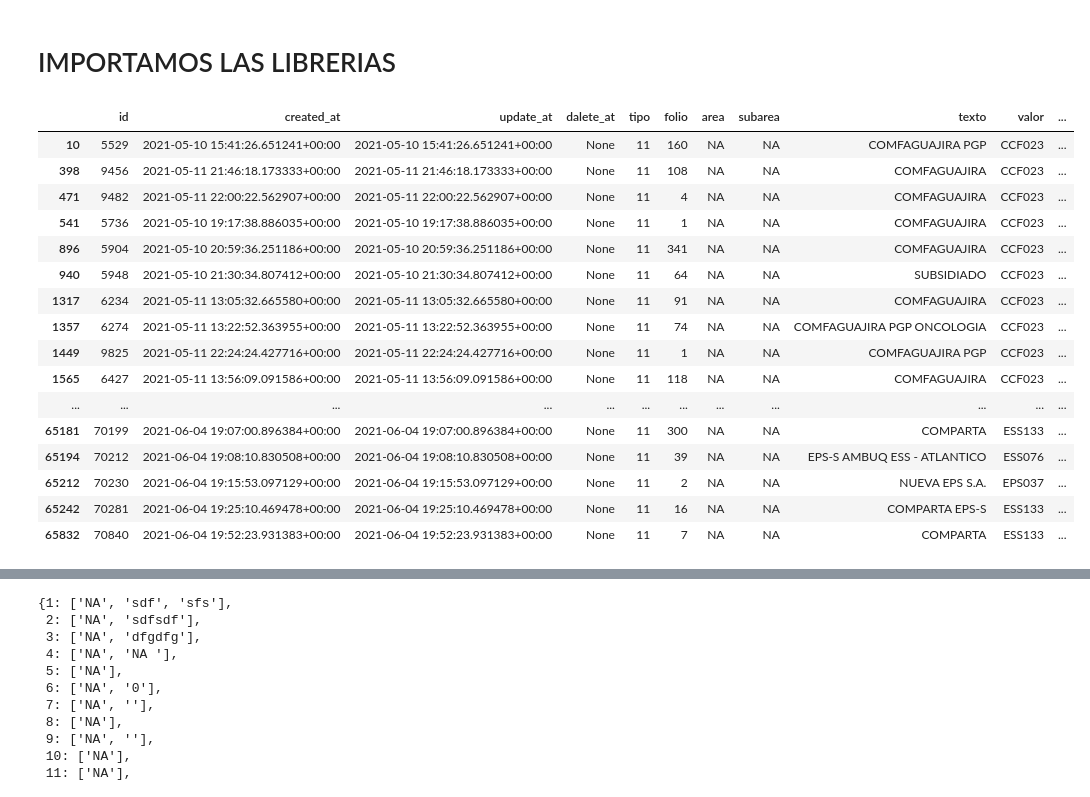
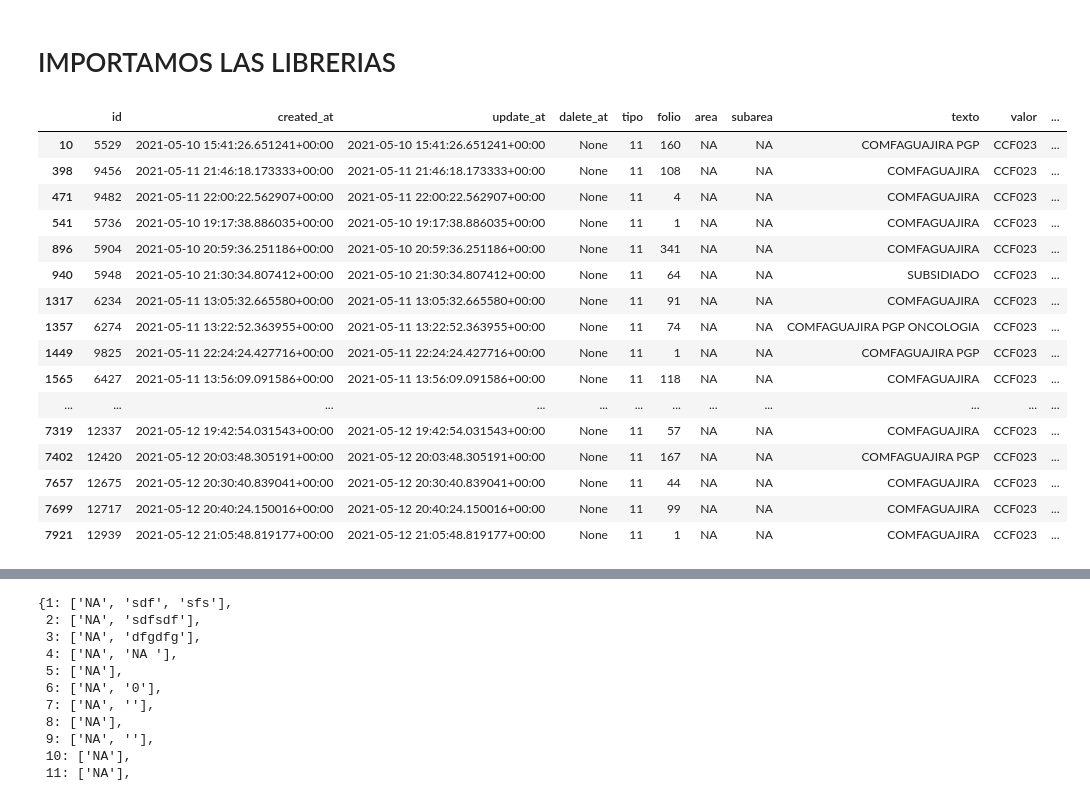
Before and after one commit to Felipeagq/altos-costos-ml, a Jupyter notebook: hist_clinicas.ipynb, the cells around one changed output, grey strips where cells are left out. Drawn from its saved outputs; the diff is of its cells as text; code cells hidden in the pictures.

```diff
--- a/hist_clinicas.ipynb
+++ b/hist_clinicas.ipynb
@@ -21,23 +21,23 @@ df.columns = columnas
 tipos =  list(df['tipo'].unique())
 # %%
 df[df['document_id']==360].sort_values('tipo')
-df[df['tipo']==11]
+df[df['tipo']==11][:50]
 # %% [output]
 |  | id | created_at | update_at | dalete_at | tipo | folio | area | subarea | texto | valor | ... |
 | 10 | 5529 | 2021-05-10 15:41:26.651241+00:00 | 2021-05-10 15:41:26.651241+00:00 | None | 11 | 160 | NA | NA | COMFAGUAJIRA PGP | CCF023 | ... |
 | 398 | 9456 | 2021-05-11 21:46:18.173333+00:00 | 2021-05-11 21:46:18.173333+00:00 | None | 11 | 108 | NA | NA | COMFAGUAJIRA | CCF023 | ... |
 | 471 | 9482 | 2021-05-11 22:00:22.562907+00:00 | 2021-05-11 22:00:22.562907+00:00 | None | 11 | 4 | NA | NA | COMFAGUAJIRA | CCF023 | ... |
 | 541 | 5736 | 2021-05-10 19:17:38.886035+00:00 | 2021-05-10 19:17:38.886035+00:00 | None | 11 | 1 | NA | NA | COMFAGUAJIRA | CCF023 | ... |
 | 896 | 5904 | 2021-05-10 20:59:36.251186+00:00 | 2021-05-10 20:59:36.251186+00:00 | None | 11 | 341 | NA | NA | COMFAGUAJIRA | CCF023 | ... |
 | 940 | 5948 | 2021-05-10 21:30:34.807412+00:00 | 2021-05-10 21:30:34.807412+00:00 | None | 11 | 64 | NA | NA | SUBSIDIADO | CCF023 | ... |
 | 1317 | 6234 | 2021-05-11 13:05:32.665580+00:00 | 2021-05-11 13:05:32.665580+00:00 | None | 11 | 91 | NA | NA | COMFAGUAJIRA | CCF023 | ... |
 | 1357 | 6274 | 2021-05-11 13:22:52.363955+00:00 | 2021-05-11 13:22:52.363955+00:00 | None | 11 | 74 | NA | NA | COMFAGUAJIRA PGP ONCOLOGIA | CCF023 | ... |
 | 1449 | 9825 | 2021-05-11 22:24:24.427716+00:00 | 2021-05-11 22:24:24.427716+00:00 | None | 11 | 1 | NA | NA | COMFAGUAJIRA PGP | CCF023 | ... |
 | 1565 | 6427 | 2021-05-11 13:56:09.091586+00:00 | 2021-05-11 13:56:09.091586+00:00 | None | 11 | 118 | NA | NA | COMFAGUAJIRA | CCF023 | ... |
 | ... | ... | ... | ... | ... | ... | ... | ... | ... | ... | ... | ... |
-| 65181 | 70199 | 2021-06-04 19:07:00.896384+00:00 | 2021-06-04 19:07:00.896384+00:00 | None | 11 | 300 | NA | NA | COMPARTA | ESS133 | ... |
-| 65194 | 70212 | 2021-06-04 19:08:10.830508+00:00 | 2021-06-04 19:08:10.830508+00:00 | None | 11 | 39 | NA | NA | EPS-S AMBUQ ESS - ATLANTICO | ESS076 | ... |
-| 65212 | 70230 | 2021-06-04 19:15:53.097129+00:00 | 2021-06-04 19:15:53.097129+00:00 | None | 11 | 2 | NA | NA | NUEVA EPS S.A. | EPS037 | ... |
-| 65242 | 70281 | 2021-06-04 19:25:10.469478+00:00 | 2021-06-04 19:25:10.469478+00:00 | None | 11 | 16 | NA | NA | COMPARTA EPS-S | ESS133 | ... |
-| 65832 | 70840 | 2021-06-04 19:52:23.931383+00:00 | 2021-06-04 19:52:23.931383+00:00 | None | 11 | 7 | NA | NA | COMPARTA | ESS133 | ... |
+| 7319 | 12337 | 2021-05-12 19:42:54.031543+00:00 | 2021-05-12 19:42:54.031543+00:00 | None | 11 | 57 | NA | NA | COMFAGUAJIRA | CCF023 | ... |
+| 7402 | 12420 | 2021-05-12 20:03:48.305191+00:00 | 2021-05-12 20:03:48.305191+00:00 | None | 11 | 167 | NA | NA | COMFAGUAJIRA PGP | CCF023 | ... |
+| 7657 | 12675 | 2021-05-12 20:30:40.839041+00:00 | 2021-05-12 20:30:40.839041+00:00 | None | 11 | 44 | NA | NA | COMFAGUAJIRA | CCF023 | ... |
+| 7699 | 12717 | 2021-05-12 20:40:24.150016+00:00 | 2021-05-12 20:40:24.150016+00:00 | None | 11 | 99 | NA | NA | COMFAGUAJIRA | CCF023 | ... |
+| 7921 | 12939 | 2021-05-12 21:05:48.819177+00:00 | 2021-05-12 21:05:48.819177+00:00 | None | 11 | 1 | NA | NA | COMFAGUAJIRA | CCF023 | ... |
 # %%
```
Also changed, not shown: parts of 1 cell of this notebook, 7 other files.
